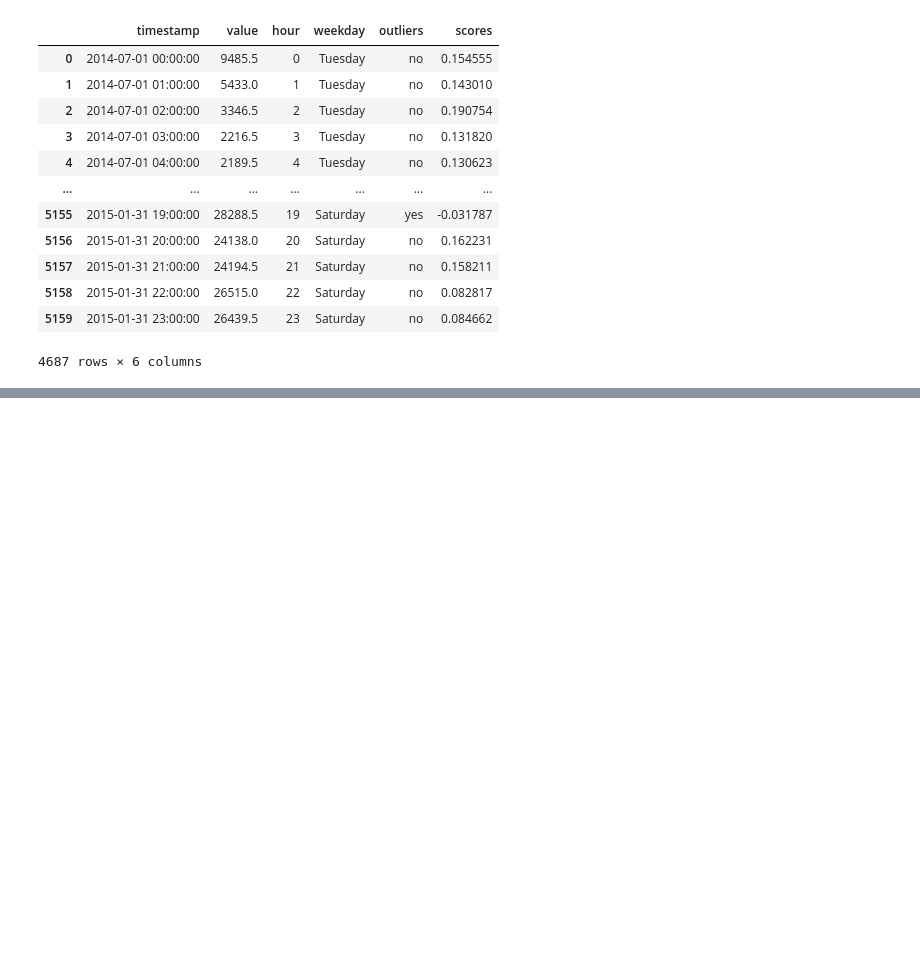
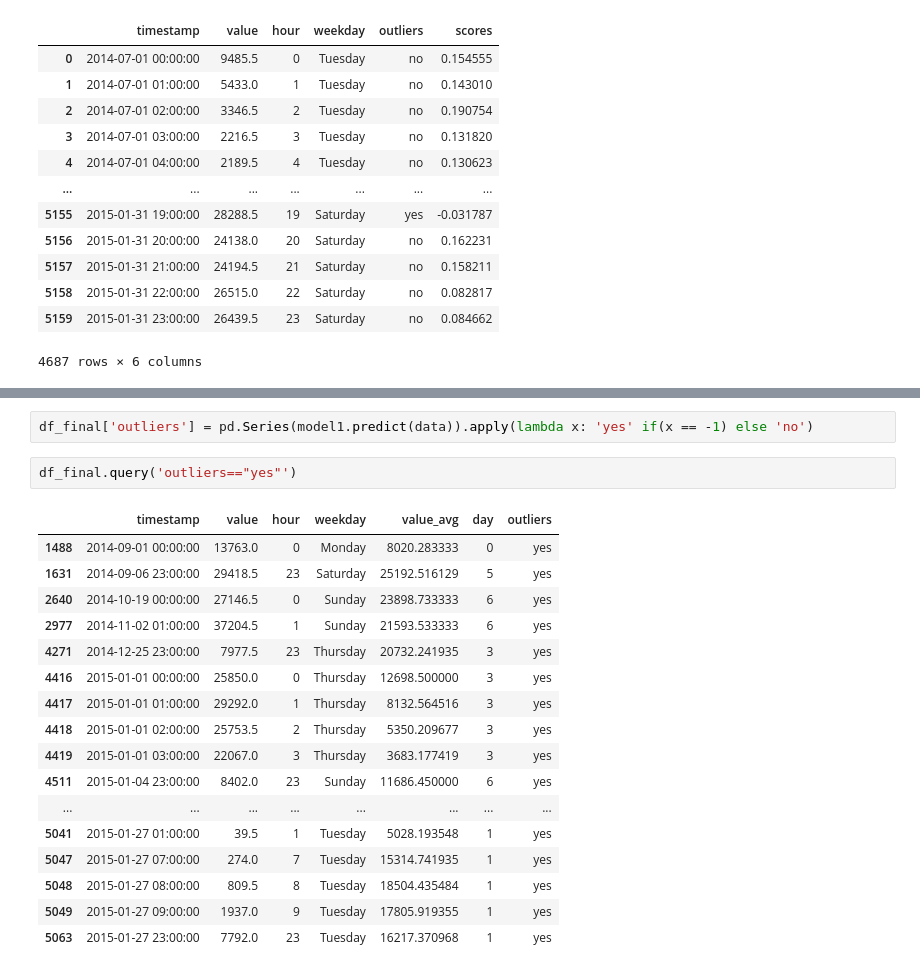
Before and after one commit to shelly2904/DATA_SCIENCE, a Jupyter notebook: Time Series/Anomaly_Detection_Algorithm.ipynb, the cells around one changed output, grey strips where cells are left out. Drawn from its saved outputs; the diff is of its cells as text; blank space fills up the shorter version.

```diff
--- a/Time Series/Anomaly_Detection_Algorithm.ipynb
+++ b/Time Series/Anomaly_Detection_Algorithm.ipynb
@@ -326,0 +358,22 @@ df.query('scores < 0.25')
+# %%
+df_final['outliers'] = pd.Series(model1.predict(data)).apply(lambda x: 'yes' if(x == -1) else 'no')
+# %%
+df_final.query('outliers=="yes"')
+# %% [output]
+|  | timestamp | value | hour | weekday | value_avg | day | outliers |
+| 1488 | 2014-09-01 00:00:00 | 13763.0 | 0 | Monday | 8020.283333 | 0 | yes |
+| 1631 | 2014-09-06 23:00:00 | 29418.5 | 23 | Saturday | 25192.516129 | 5 | yes |
+| 2640 | 2014-10-19 00:00:00 | 27146.5 | 0 | Sunday | 23898.733333 | 6 | yes |
+| 2977 | 2014-11-02 01:00:00 | 37204.5 | 1 | Sunday | 21593.533333 | 6 | yes |
+| 4271 | 2014-12-25 23:00:00 | 7977.5 | 23 | Thursday | 20732.241935 | 3 | yes |
+| 4416 | 2015-01-01 00:00:00 | 25850.0 | 0 | Thursday | 12698.500000 | 3 | yes |
+| 4417 | 2015-01-01 01:00:00 | 29292.0 | 1 | Thursday | 8132.564516 | 3 | yes |
+| 4418 | 2015-01-01 02:00:00 | 25753.5 | 2 | Thursday | 5350.209677 | 3 | yes |
+| 4419 | 2015-01-01 03:00:00 | 22067.0 | 3 | Thursday | 3683.177419 | 3 | yes |
+| 4511 | 2015-01-04 23:00:00 | 8402.0 | 23 | Sunday | 11686.450000 | 6 | yes |
+| ... | ... | ... | ... | ... | ... | ... | ... |
+| 5041 | 2015-01-27 01:00:00 | 39.5 | 1 | Tuesday | 5028.193548 | 1 | yes |
+| 5047 | 2015-01-27 07:00:00 | 274.0 | 7 | Tuesday | 15314.741935 | 1 | yes |
+| 5048 | 2015-01-27 08:00:00 | 809.5 | 8 | Tuesday | 18504.435484 | 1 | yes |
+| 5049 | 2015-01-27 09:00:00 | 1937.0 | 9 | Tuesday | 17805.919355 | 1 | yes |
+| 5063 | 2015-01-27 23:00:00 | 7792.0 | 23 | Tuesday | 16217.370968 | 1 | yes |
```
Also changed, not shown: parts of 12 cells of this notebook.
